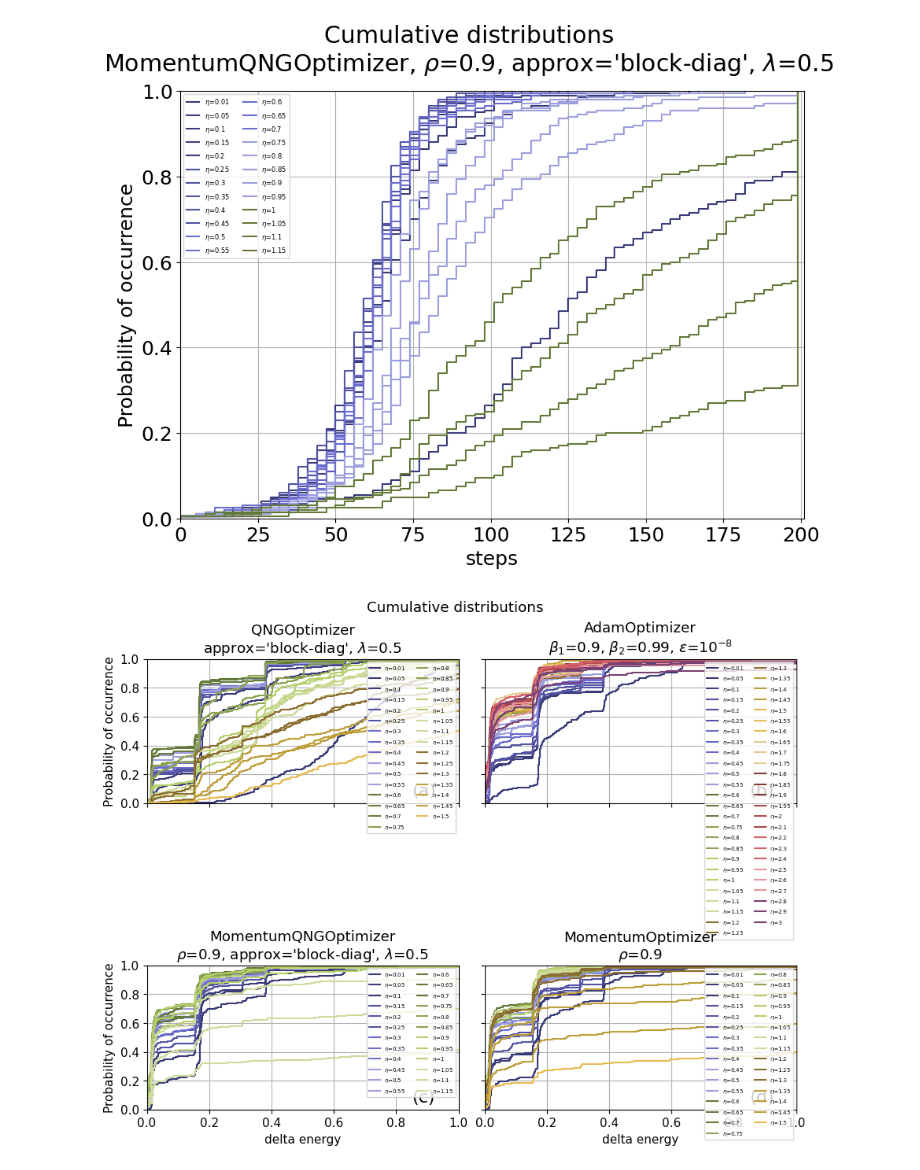
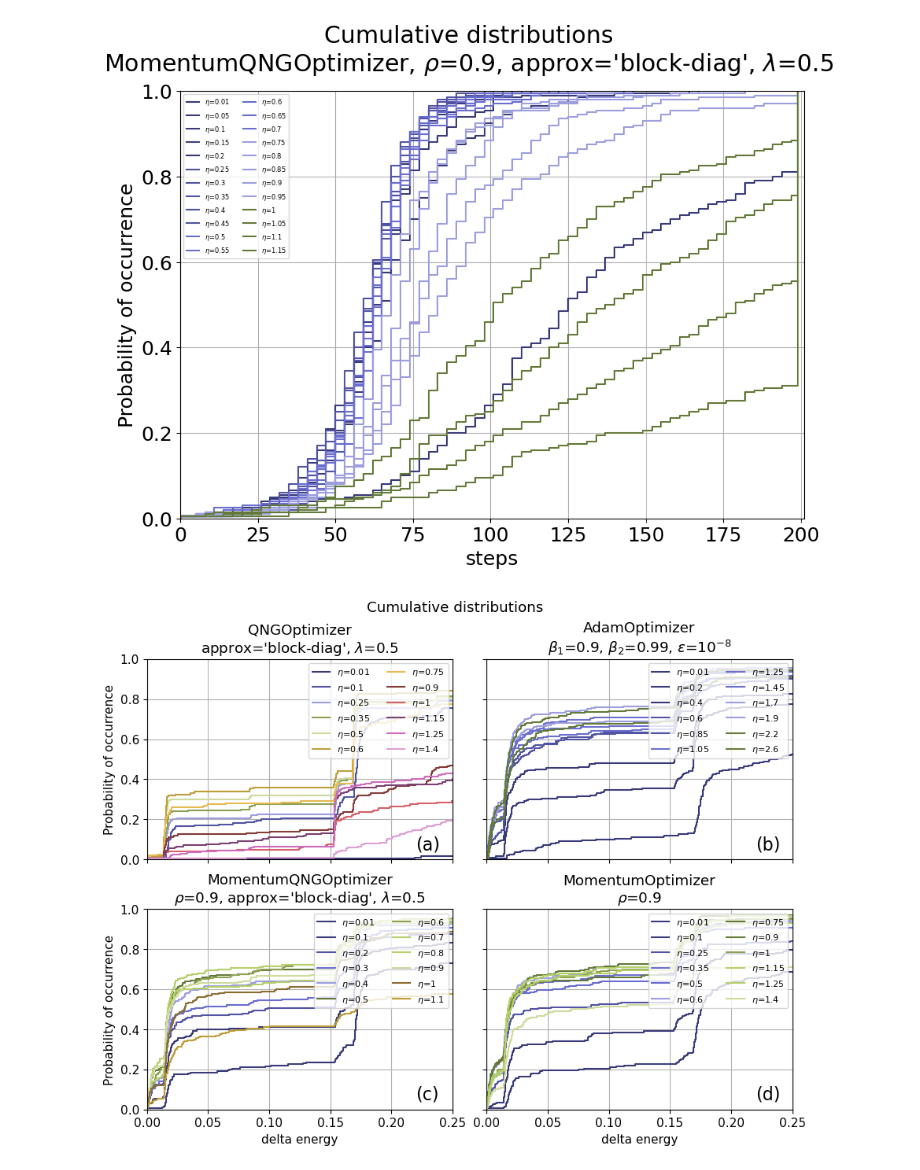
Before and after one commit to borbysh/Momentum-QNG, a Jupyter notebook: PortfolioOptimization/portfolio12/graphs/portfolio12_graphs.ipynb, the cells around one changed output. Cells and saved outputs as stored; diff of their text form; code cells hidden in the pictures.

```diff
--- a/PortfolioOptimization/portfolio12/graphs/portfolio12_graphs.ipynb
+++ b/PortfolioOptimization/portfolio12/graphs/portfolio12_graphs.ipynb
@@ -208,49 +208,66 @@ for i,session in enumerate(sessions):
 # %%
 import matplotlib as mpl
 mpl.rcParams['font.size'] = 11
 
 fig = plt.figure(figsize=(9, 7), layout="compressed")
 axs = fig.subplots(2, 2, sharex=True, sharey=True)
 
 # Cumulative distributions.
 cmap = mpl.colormaps['tab20b']
-colors = cmap(np.linspace(0, 1, 60))
+#colors = cmap(np.linspace(0, 1, 60))
 
-for j,stepsize in enumerate(sessions[0]["stepsizes"]):
-    axs[0][0].ecdf(sessions_delta_energy[0][j],complementary=False, color=colors[j], label=f"$\eta$={stepsize}" )
-for j,stepsize in enumerate(sessions[1]["stepsizes"]):
-    axs[0][1].ecdf(sessions_delta_energy[1][j],complementary=False, color=colors[j], label=f"$\eta$={stepsize}" )
-for j,stepsize in enumerate(sessions[2]["stepsizes"]):
-    axs[1][1].ecdf(sessions_delta_energy[2][j],complementary=False, color=colors[j], label=f"$\eta$={stepsize}" )
-for j,stepsize in enumerate(sessions[3]["stepsizes"]):
-    axs[1][0].ecdf(sessions_delta_energy[3][j],complementary=False, color=colors[j], label=f"$\eta$={stepsize}" )
+num_lines = 12
+coef = len(sessions[0]["stepsizes"])/num_lines
+colors = [cmap(i) for i in np.linspace(0, 1, num_lines)]
+for jj in range(num_lines):
+    j = int(jj*coef)
+    stepsize = sessions[0]["stepsizes"][j]
+    axs[0][0].ecdf(sessions_delta_energy[0][j],complementary=False, color=colors[jj], label=f"$\eta$={stepsize}" )
+coef = len(sessions[1]["stepsizes"])/num_lines
+colors = [cmap(i) for i in np.linspace(0, 1, len(sessions[1]["stepsizes"]))]
+for jj in range(num_lines):
+    j = int(jj*coef)
+    stepsize = sessions[1]["stepsizes"][j]
+    axs[0][1].ecdf(sessions_delta_energy[1][j],complementary=False, color=colors[jj], label=f"$\eta$={stepsize}" )
+coef = len(sessions[2]["stepsizes"])/num_lines
+colors = [cmap(i) for i in np.linspace(0, 1, len(sessions[2]["stepsizes"]))]
+for jj in range(num_lines):
+    j = int(jj*coef)
+    stepsize = sessions[2]["stepsizes"][j]
+    axs[1][1].ecdf(sessions_delta_energy[2][j],complementary=False, color=colors[jj], label=f"$\eta$={stepsize}" )
+coef = len(sessions[3]["stepsizes"])/num_lines
+colors = [cmap(i) for i in np.linspace(0, 1, len(sessions[3]["stepsizes"]))]
+for jj in range(num_lines):
+    j = int(jj*coef)
+    stepsize = sessions[3]["stepsizes"][j]
+    axs[1][0].ecdf(sessions_delta_energy[3][j],complementary=False, color=colors[jj], label=f"$\eta$={stepsize}" )
 
 session_id = [0,1,3,2]
-axs[0][0].text(0.85,0.05,"(a)",fontsize=16)
-axs[0][1].text(0.85,0.05,"(b)",fontsize=16)
-axs[1][0].text(0.85,0.05,"(c)",fontsize=16)
-axs[1][1].text(0.85,0.05,"(d)",fontsize=16)
+axs[0][0].text(0.22,0.05,"(a)",fontsize=16)
+axs[0][1].text(0.22,0.05,"(b)",fontsize=16)
+axs[1][0].text(0.22,0.05,"(c)",fontsize=16)
+axs[1][1].text(0.22,0.05,"(d)",fontsize=16)
 fig.suptitle("Cumulative distributions")
 for i in range(2):
     for j in range(2):
         axs[j][i].grid(True)
         axs[j][i].set_xlabel("delta energy")
         axs[j][i].set_ylabel("Probability of occurrence")
         axs[j][i].label_outer()
-        axs[j][i].set_xlim(0.0, 1)
-        axs[j][i].legend(loc="upper right",fontsize=5,ncol=2)
+        axs[j][i].set_xlim(0.0, 0.25)
+        axs[j][i].legend(loc="upper right",fontsize=8,ncol=2)
         session = sessions[session_id[i*2+j]]
         title = session["optimizer"]
         if(len(session["params_name"]) > 0):
             title += "\n" + session["params_name"]
         axs[i][j].set_title(title)
 
 plt.show()
 #fig.savefig(prefix_name + "delta_energy_ccdf.png",format='png',dpi=300)
 fig.savefig(prefix_name + "delta_energy_ccdf.pdf",format='pdf',dpi=300)
 #fig.savefig(prefix_name + "delta_energy_ccdf.eps",format='eps',dpi=300)
 # %% [output]
-[figure, old version]
+[figure, new version]
 # %%
 import matplotlib as mpl
 mpl.rcParams['font.size'] = 11
```
Also changed, not shown: parts of 3 cells of this notebook, 6 other files.
